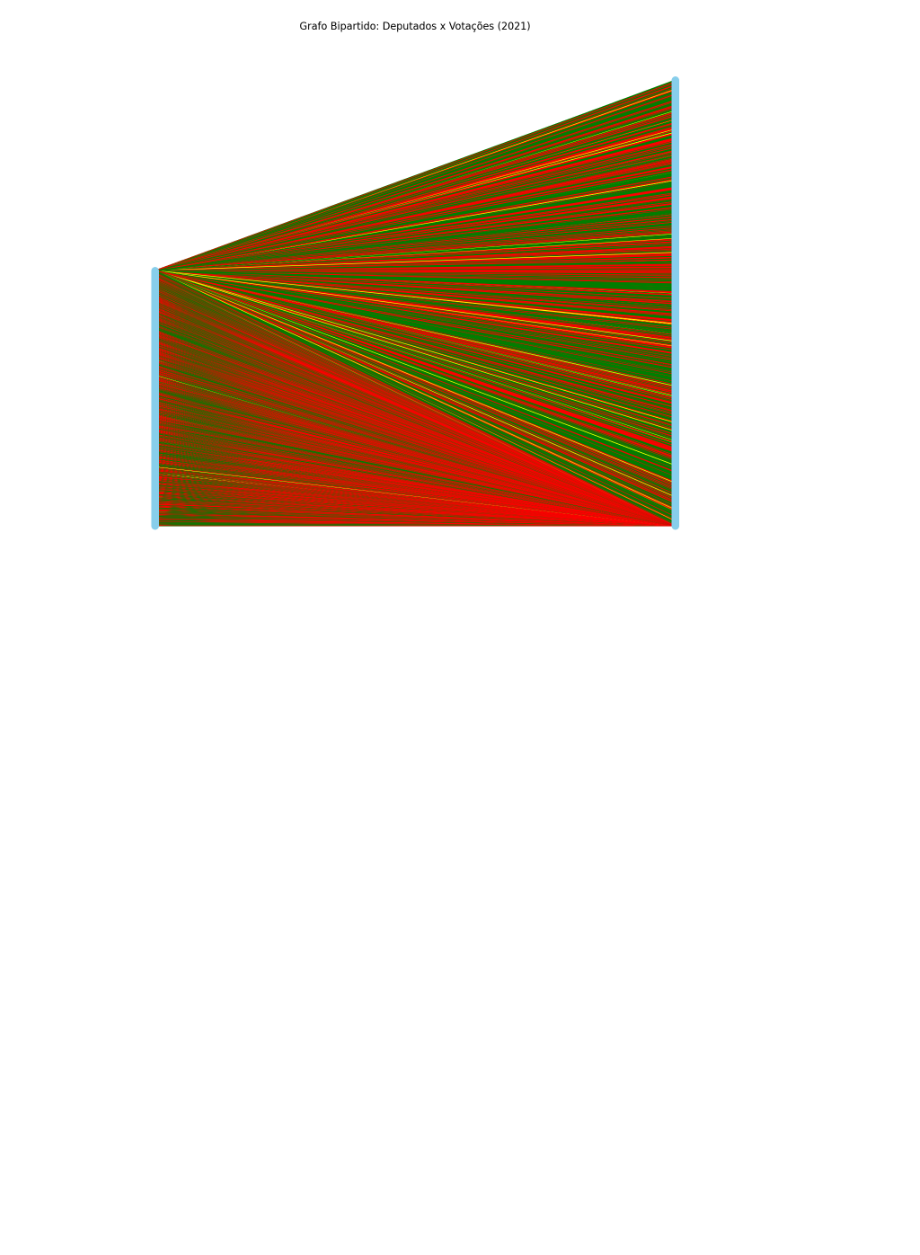
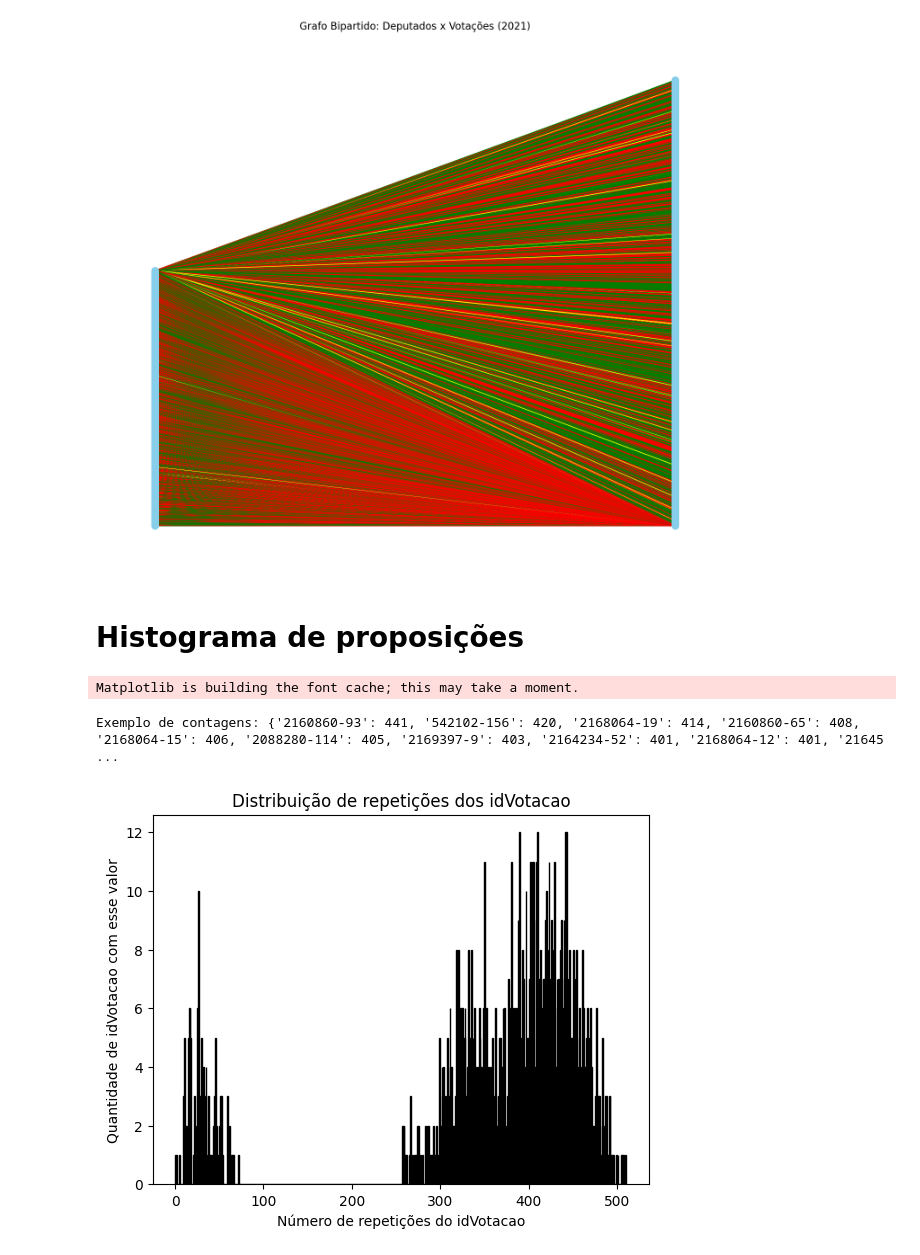
Before and after one commit to heigon77/M0412, a Jupyter notebook: projeto.ipynb, the cells around one changed output. Cells and saved outputs as stored; diff of their text form; code cells hidden in the pictures; blank space fills up the shorter version.

Commit message:
Código para plotar histograma

```diff
--- a/projeto.ipynb
+++ b/projeto.ipynb
@@ -94,3 +94,28 @@ Quantidade de votos SIM: 174054
 Quantidade de votos NÃO: 143419
 Quantidade de votos OUTROS: 4764
 [figure]
+# %% [markdown]
+# Histograma de proposições
+# %%
+import pandas as pd
+import matplotlib.pyplot as plt
+from collections import Counter
+
+# Lista de anos
+anos = [2018, 2019, 2020, 2021]
+
+# Dicionário para armazenar todas as contagens de cada idVotacao
+contagens = Counter()
+
+for ano in anos:
+    df = pd.read_csv(f"votacoesVotos/votacoesVotos-{ano}.csv", sep=";")
+
+    # Conta quantas vezes cada idVotacao aparece nesse ano
+    freq = df["idVotacao"].value_counts()
+
+    # Atualiza o contador global
+    contagens.update(freq.to_dict())
+# %% [output]
+Matplotlib is building the font cache; this may take a moment.
+Exemplo de contagens: {'2160860-93': 441, '542102-156': 420, '2168064-19': 414, '2160860-65': 408, '2168064-15': 406, '2088280-114': 405, '2169397-9': 403, '2164234-52': 401, '2168064-12': 401, '21645 ...
+[figure, added]
```
Also changed, not shown: parts of 3 cells of this notebook, 1 other file.
